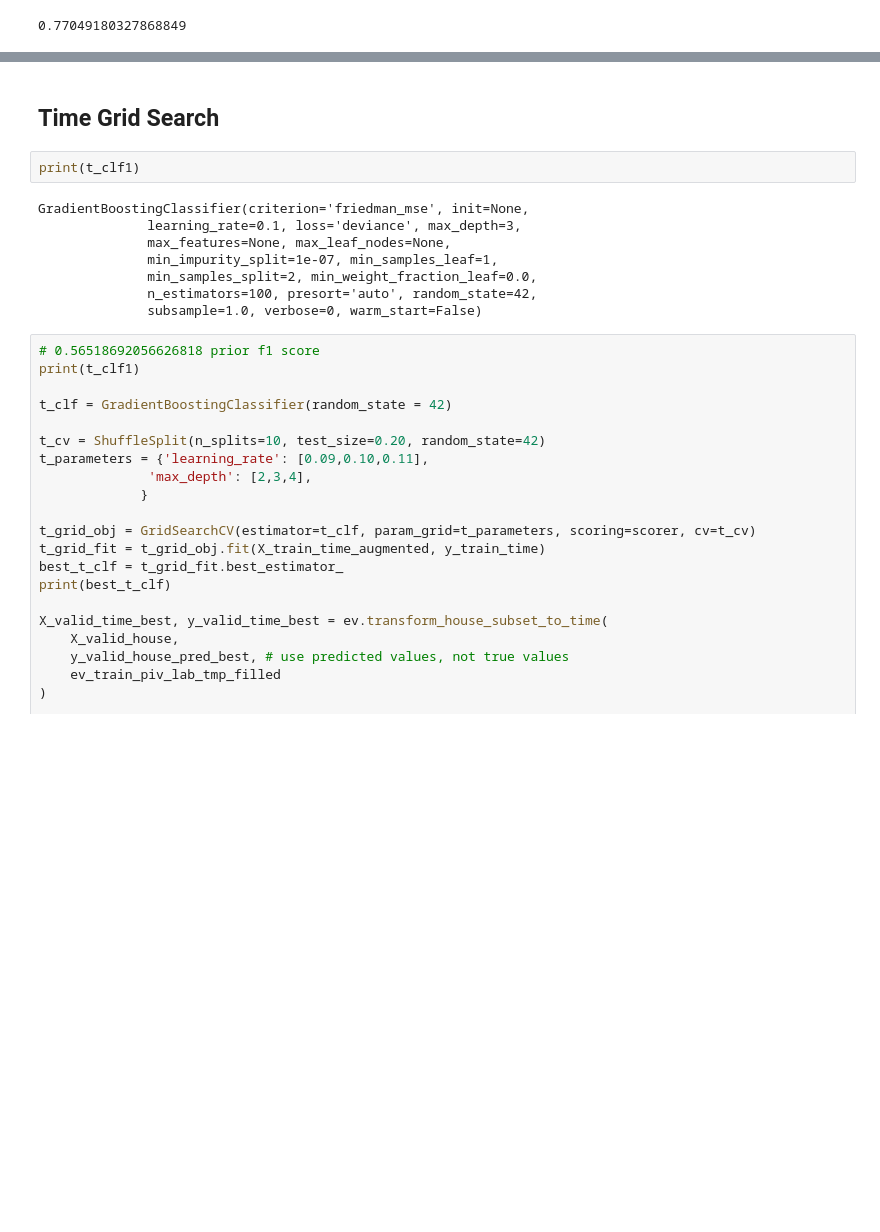
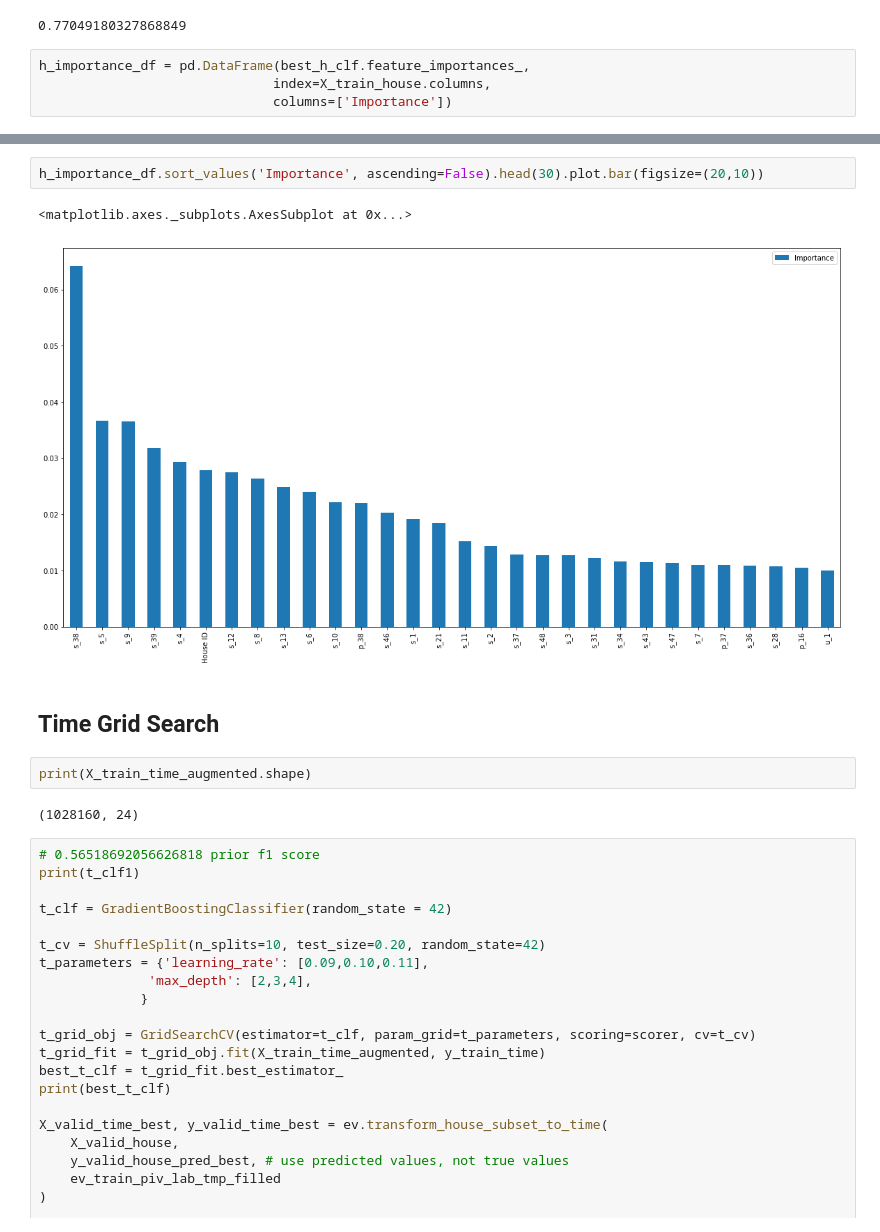
Before and after one commit to torenunez/udacity-mlnd-capstone, a Jupyter notebook: ev_capstone.ipynb, the cells around one changed output, grey strips where cells are left out. Saved outputs shown, nothing was run; the diff lists cells and outputs as text; blank space fills up the shorter version.

```diff
--- a/ev_capstone.ipynb
+++ b/ev_capstone.ipynb
@@ -583,3 +583,7 @@ GradientBoostingClassifier(criterion='friedman_mse', init=None,
               n_estimators=100, presort='auto', random_state=42,
               subsample=1.0, verbose=0, warm_start=False)
 0.77049180327868849
+# %%
+h_importance_df = pd.DataFrame(best_h_clf.feature_importances_,
+                              index=X_train_house.columns,
+                              columns=['Importance'])
@@ -586,15 +611,14 @@ GradientBoostingClassifier(criterion='friedman_mse', init=None,
+# %%
+h_importance_df.sort_values('Importance', ascending=False).head(30).plot.bar(figsize=(20,10))
+# %% [output]
+<matplotlib.axes._subplots.AxesSubplot at 0x...>
+[figure, added]
 # %% [markdown]
 ## Time Grid Search
-# %%
-print(t_clf1)
-# %% [output]
-GradientBoostingClassifier(criterion='friedman_mse', init=None,
-              learning_rate=0.1, loss='deviance', max_depth=3,
-              max_features=None, max_leaf_nodes=None,
-              min_impurity_split=1e-07, min_samples_leaf=1,
-              min_samples_split=2, min_weight_fraction_leaf=0.0,
-              n_estimators=100, presort='auto', random_state=42,
-              subsample=1.0, verbose=0, warm_start=False)
+# %%
+print(X_train_time_augmented.shape)
+# %% [output]
+(1028160, 24)
 # %%
 # 0.56518692056626818 prior f1 score
 print(t_clf1)
```
Also changed, not shown: parts of 6 cells of this notebook, 2 other files.
